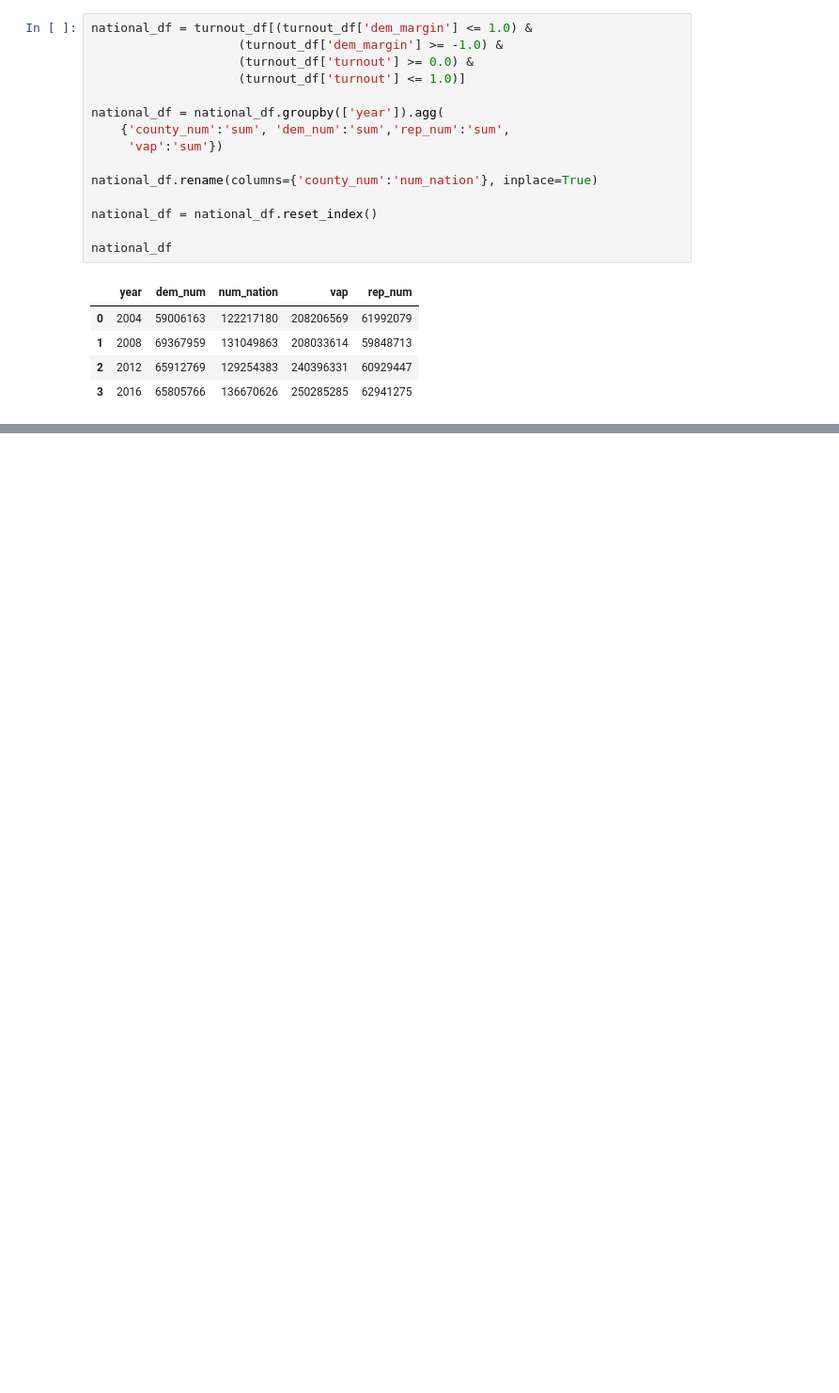
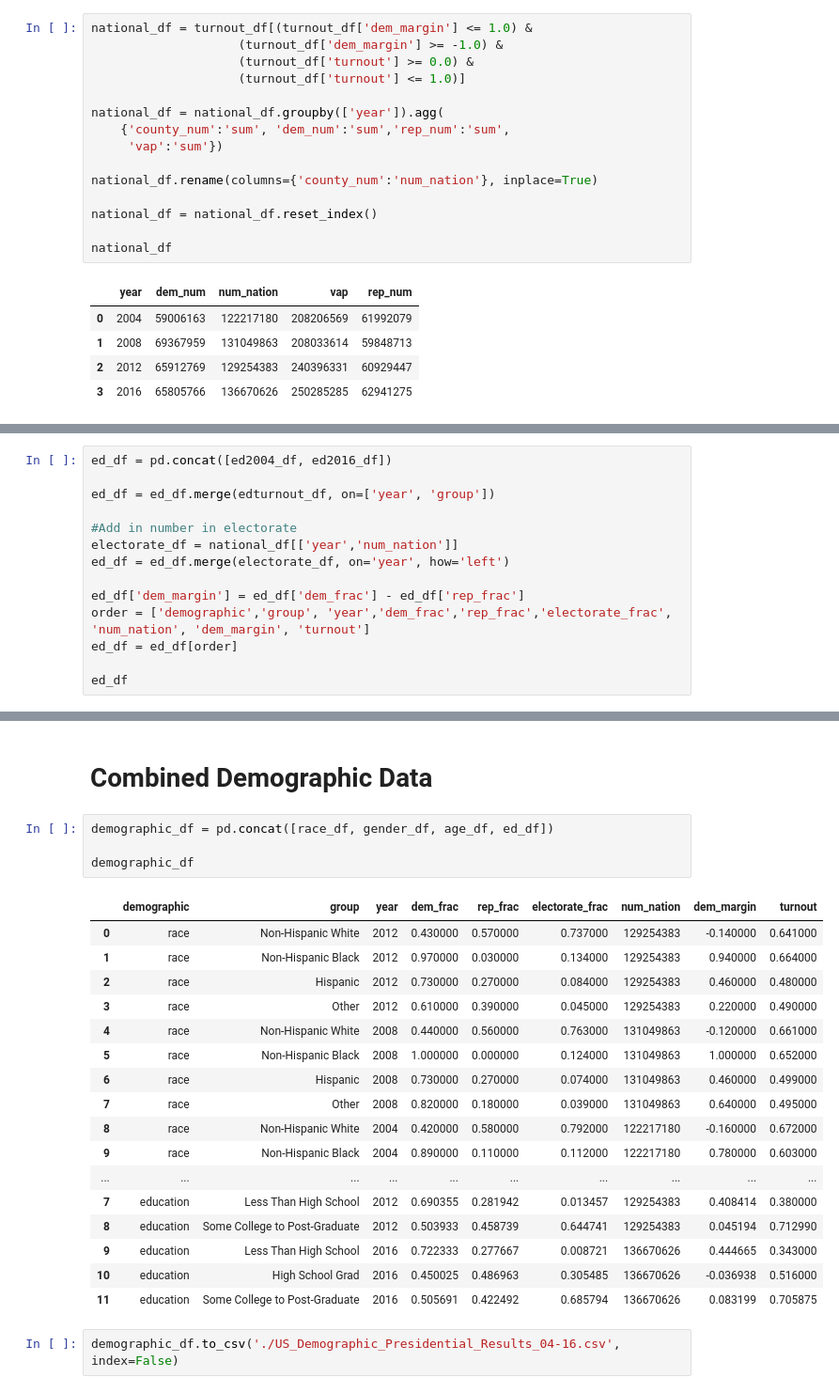
Before and after one commit to psthomas/election-vis, a Jupyter notebook: voting_national.ipynb, the cells around one changed output, grey strips where cells are left out. Shown at 94% size. Drawn from its saved outputs; the diff is of its cells as text; blank space fills up the shorter version.

```diff
--- a/voting_national.ipynb
+++ b/voting_national.ipynb
@@ -628,0 +1306,14 @@ out_df[order].to_csv('./US_Race_Presidential_Results_04-16_uncorrected.csv', ind
+# %%
+ed_df = pd.concat([ed2004_df, ed2016_df])
+
+ed_df = ed_df.merge(edturnout_df, on=['year', 'group'])
+
+#Add in number in electorate
+electorate_df = national_df[['year','num_nation']]
+ed_df = ed_df.merge(electorate_df, on='year', how='left')
+
+ed_df['dem_margin'] = ed_df['dem_frac'] - ed_df['rep_frac']
+order = ['demographic','group', 'year','dem_frac','rep_frac','electorate_frac', 'num_nation', 'dem_margin', 'turnout']
+ed_df = ed_df[order]
+
+ed_df
@@ -628,0 +1334,26 @@ out_df[order].to_csv('./US_Race_Presidential_Results_04-16_uncorrected.csv', ind
+# %% [markdown]
+# Combined Demographic Data
+# %%
+demographic_df = pd.concat([race_df, gender_df, age_df, ed_df])
+
+demographic_df
+# %% [output]
+|  | demographic | group | year | dem_frac | rep_frac | electorate_frac | num_nation | dem_margin | turnout |
+| 0 | race | Non-Hispanic White | 2012 | 0.430000 | 0.570000 | 0.737000 | 129254383 | -0.140000 | 0.641000 |
+| 1 | race | Non-Hispanic Black | 2012 | 0.970000 | 0.030000 | 0.134000 | 129254383 | 0.940000 | 0.664000 |
+| 2 | race | Hispanic | 2012 | 0.730000 | 0.270000 | 0.084000 | 129254383 | 0.460000 | 0.480000 |
+| 3 | race | Other | 2012 | 0.610000 | 0.390000 | 0.045000 | 129254383 | 0.220000 | 0.490000 |
+| 4 | race | Non-Hispanic White | 2008 | 0.440000 | 0.560000 | 0.763000 | 131049863 | -0.120000 | 0.661000 |
+| 5 | race | Non-Hispanic Black | 2008 | 1.000000 | 0.000000 | 0.124000 | 131049863 | 1.000000 | 0.652000 |
+| 6 | race | Hispanic | 2008 | 0.730000 | 0.270000 | 0.074000 | 131049863 | 0.460000 | 0.499000 |
+| 7 | race | Other | 2008 | 0.820000 | 0.180000 | 0.039000 | 131049863 | 0.640000 | 0.495000 |
+| 8 | race | Non-Hispanic White | 2004 | 0.420000 | 0.580000 | 0.792000 | 122217180 | -0.160000 | 0.672000 |
+| 9 | race | Non-Hispanic Black | 2004 | 0.890000 | 0.110000 | 0.112000 | 122217180 | 0.780000 | 0.603000 |
+| ... | ... | ... | ... | ... | ... | ... | ... | ... | ... |
+| 7 | education | Less Than High School | 2012 | 0.690355 | 0.281942 | 0.013457 | 129254383 | 0.408414 | 0.380000 |
+| 8 | education | Some College to Post-Graduate | 2012 | 0.503933 | 0.458739 | 0.644741 | 129254383 | 0.045194 | 0.712990 |
+| 9 | education | Less Than High School | 2016 | 0.722333 | 0.277667 | 0.008721 | 136670626 | 0.444665 | 0.343000 |
+| 10 | education | High School Grad | 2016 | 0.450025 | 0.486963 | 0.305485 | 136670626 | -0.036938 | 0.516000 |
+| 11 | education | Some College to Post-Graduate | 2016 | 0.505691 | 0.422492 | 0.685794 | 136670626 | 0.083199 | 0.705875 |
+# %%
+demographic_df.to_csv('./US_Demographic_Presidential_Results_04-16.csv', index=False)
```
Also changed, not shown: parts of 25 cells of this notebook.
